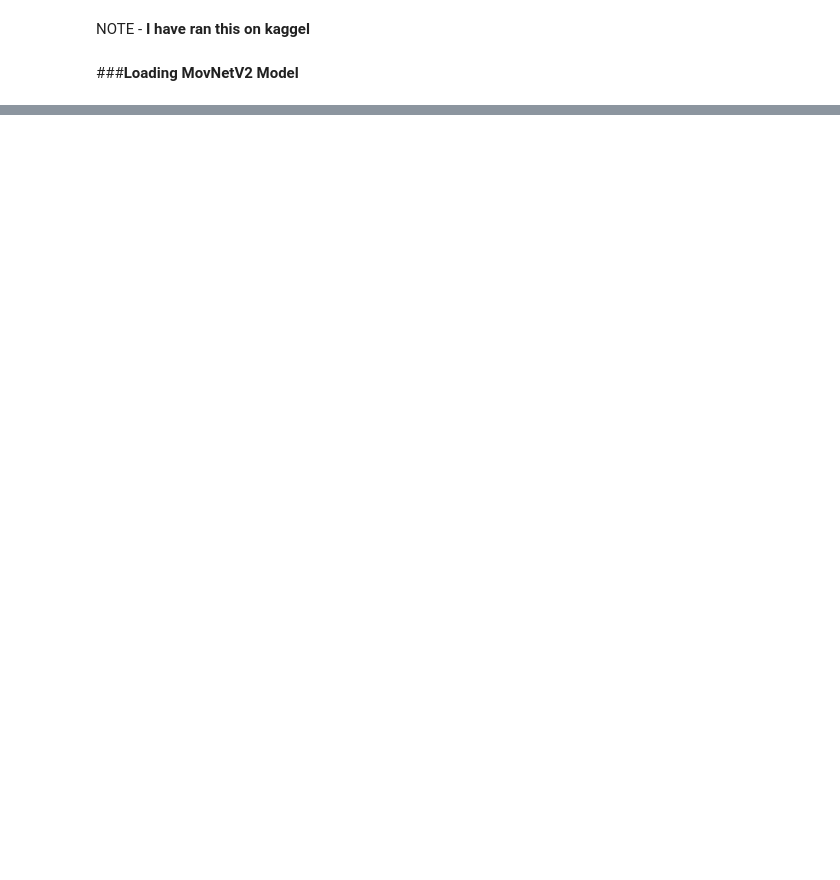
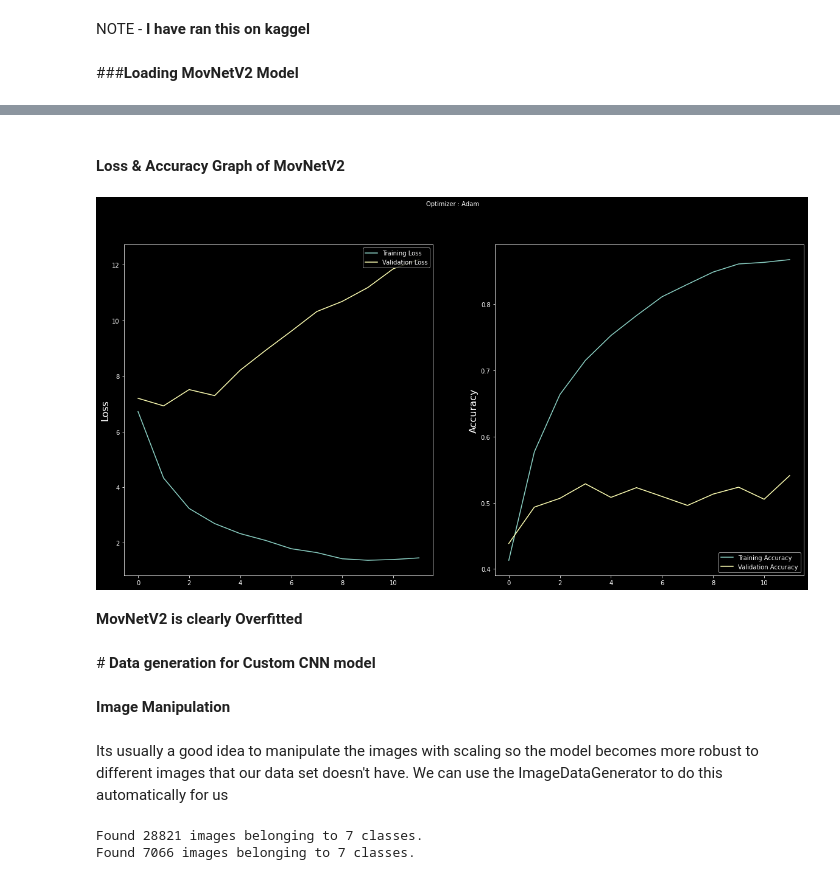
Before and after one commit to iamabd53/Live-Class-Monitoring-System, a Jupyter notebook: Live_Class_Monitoring_System.ipynb, the cells around one changed output, grey strips where cells are left out. Drawn from its saved outputs; the diff is of its cells as text; code cells hidden in the pictures; blank space fills up the shorter version.

```diff
--- a/Live_Class_Monitoring_System.ipynb
+++ b/Live_Class_Monitoring_System.ipynb
@@ -397,0 +416,63 @@ MovNet_prediction = np.load('/content/drive/MyDrive/Deep Learning/predictions2.n
+# %% [markdown]
+#### **Loss & Accuracy Graph of MovNetV2**
+# %%
+# plot the evolution of Loss and Acuracy on the train and validation sets
+plt.style.use('dark_background')
+
+plt.figure(figsize=(20,10))
+plt.subplot(1, 2, 1)
+plt.suptitle('Optimizer : Adam', fontsize=10)
+plt.ylabel('Loss', fontsize=16)
+plt.plot(MovNet_history_df['loss'], label='Training Loss')
+plt.plot(MovNet_history_df['val_loss'], label='Validation Loss')
+plt.legend(loc='upper right')
+
+plt.subplot(1, 2, 2)
+plt.ylabel('Accuracy', fontsize=16)
+plt.plot(MovNet_history_df['accuracy'], label='Training Accuracy')
+plt.plot(MovNet_history_df['val_accuracy'], label='Validation Accuracy')
+plt.legend(loc='lower right')
+plt.show()
+# %% [output]
+[figure, added]
+# %% [markdown]
+**MovNetV2 is clearly Overfitted**
+# %% [markdown]
+#<b> Data generation for Custom CNN model
+# %% [markdown]
+<b>Image Manipulation
+# %% [markdown]
+Its usually a good idea to manipulate the images with scaling so the model becomes more robust to different images that our data set doesn't have. We can use the ImageDataGenerator to do this automatically for us
+# %%
+# image size
+img_size = 48
+
+# number of images to feed into the NN for every batch
+batch_size = 32
+
+# data augmentation for training set
+datagen_train = ImageDataGenerator(horizontal_flip=True, # fliping the images
+                                   brightness_range=[0.8,1.2],
+                                   rescale=1./255) # scale the data
+
+# Training data generator
+train_data = datagen_train.flow_from_directory(train_path, #path of training images
+                                                  target_size=(img_size,img_size), # image size are 48*48 pixels
+                                                  batch_size=batch_size, # we are taking 32 batch size
+                                                  shuffle=True, # shuffling the images
+                                                  color_mode='grayscale', # because all images are grayscale
+                                                  class_mode='categorical') #we have 7 categories
+
+# data augmentation for validation set
+datagen_validation = ImageDataGenerator(rescale=1./255)
+
+# Validation data generator
+validation_data = datagen_validation.flow_from_directory(test_path, # path of validation images
+                                                  target_size=(img_size,img_size), # images size are 48*48 pixels
+                                                  batch_size=batch_size, # we are taking 32 batch size
+                                                  shuffle=False, # not shuffle the images
+                                                  color_mode='grayscale', # because all images are grayscale
+                                                  class_mode='categorical') #we have 7 categories
+# %% [output]
+Found 28821 images belonging to 7 classes.
+Found 7066 images belonging to 7 classes.
```
Also changed, not shown: parts of 37 cells of this notebook.
